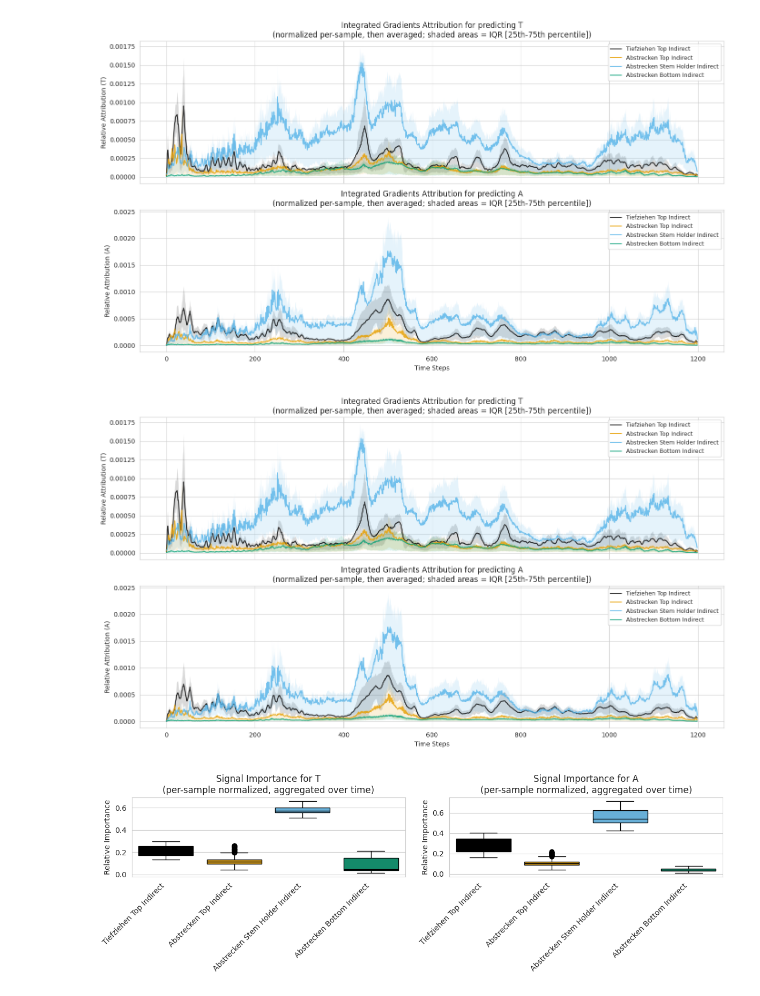
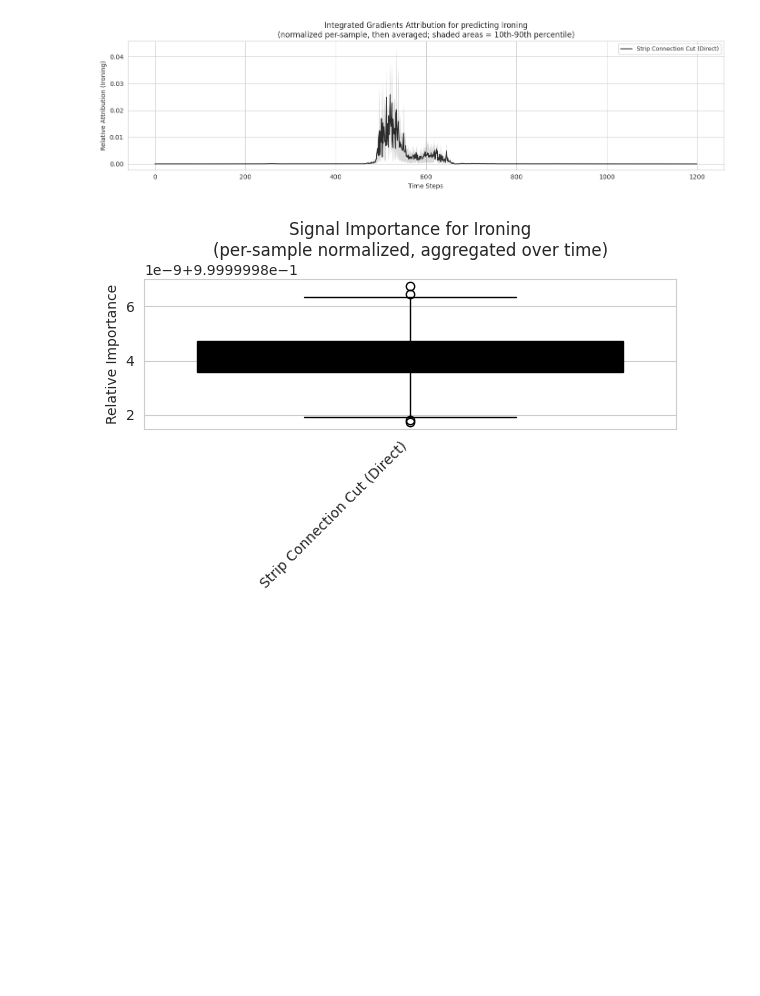
Before and after one commit to felixdivo/sheet-metal-forming-measurement-comparison, a Jupyter notebook: eval-models.ipynb, the cells around one changed output. Cells and saved outputs as stored; diff of their text form; code cells hidden in the pictures; blank space fills up the shorter version.

```diff
--- a/eval-models.ipynb
+++ b/eval-models.ipynb
@@ -232,12 +243,12 @@ Sample A: 3
 # %%
-# Plot class label frequencies for T, A
+# Plot class label frequencies for Deep Drawing and Ironing
 fig, axes = plt.subplots(1, 2, figsize=(10, 4))
 
-for ax, label in zip(axes, ["T", "A"]):
+for ax, label in zip(axes, ["Deep Drawing", "Ironing"]):
     all_labels = torch.cat([
-        getattr(data_module.train_dataset, label),
-        getattr(data_module.val_dataset, label),
-        getattr(data_module.test_dataset, label),
+        getattr(data_module.train_dataset, label.lower().replace(" ", "_")),
+        getattr(data_module.val_dataset, label.lower().replace(" ", "_")),
+        getattr(data_module.test_dataset, label.lower().replace(" ", "_")),
     ])
     unique, counts = torch.unique(all_labels, return_counts=True)
     freq = counts.float()
@@ -381,7 +429,8 @@ wandb_logger = WandbLogger(project="sheet-metal-forming",
 
 # Log hyperparameters
 wandb_logger.experiment.config.update({
-    "signal_portion": data_module.signal_portion.name,
+    "signal_only_channels": signal_only_channels,
+    "classification_target": classification_target.value,
     "n_signals": len(data_module.signal_keys),
     "batch_size": data_module.batch_size,
     "train_samples": len(data_module.train_dataset),
@@ -394,6 +443,7 @@ trainer = Trainer(
     accelerator="auto",
     devices="auto",
     precision="bf16-mixed",
+    fast_dev_run=True,  # Set to False to run full training
     logger=wandb_logger,
 )
 trainer.fit(model, datamodule=data_module)
@@ -527,60 +589,73 @@ Per-sample attribution sums to 1: 1.000000
 # %%
-# Visualize attributions with IQR bands (25th-75th percentile)
+# Visualize attributions with 10-90 percentile bands
 # Normalization: each sample normalized across all (n_signals, n_timepoints),
 # then averaged across samples with percentile-based uncertainty bands (distribution-free)
 
-fig, axes = plt.subplots(2, 1, figsize=(14, 8), sharex=True)
+n_targets = len(normalized_attributions)
+fig, axes = plt.subplots(n_targets, 1, figsize=(14, 4 * n_targets), sharex=True)
 
-for ax, (attr, q25, q75, label) in zip(axes, [(avg_attr_T, q25_attr_T, q75_attr_T, "T"),
-                                              (avg_attr_A, q25_attr_A, q75_attr_A, "A")]):
+# Handle case where there's only one target
+if n_targets == 1:
+    axes = [axes]
+
+for ax, (target_name, attr_data) in zip(axes, normalized_attributions.items()):
+    attr = attr_data["mean"]
+    q10 = attr_data["q10"]
+    q90 = attr_data["q90"]
+
     # attr already normalized at sample level, then averaged
-    # q25/q75 show where middle 50% of samples fall (IQR - robust to non-normal distributions)
+    # q10/q90 show where 80% of samples fall (10th-90th percentile - robust to non-normal distributions)
     for i, signal_name in enumerate(data_module.signal_keys):
         readable_name = CHANNEL_MAPPING[signal_name]
 
         # Plot mean
         ax.plot(attr[i], label=readable_name, alpha=0.8, linewidth=1.5)
 
-        # Add IQR band (25th-75th percentile)
-        ax.fill_between(range(len(attr[i])), q25[i], q75[i], alpha=0.15)
+        # Add 10-90 percentile band
+        ax.fill_between(range(len(attr[i])), q10[i], q90[i], alpha=0.15)
 
-    ax.set_ylabel(f"Relative Attribution ({label})")
+    ax.set_ylabel(f"Relative Attribution ({target_name})")
     ax.set_title(
-        f"Integrated Gradients Attribution for predicting {label}\n(normalized per-sample, then averaged; shaded areas = IQR [25th-75th percentile])")
+        f"Integrated Gradients Attribution for predicting {target_name}\n(normalized per-sample, then averaged; shaded areas = 10th-90th percentile)")
     ax.legend(loc="upper right", fontsize=9)
 
 axes[-1].set_xlabel("Time Steps")
 plt.tight_layout()
 plt.show()
 
 # Aggregated relative importance per signal (box plots)
 # Per-sample aggregation: sum over time, then normalize per sample
-fig, axes = plt.subplots(1, 2, figsize=(12, 4))
+n_targets = len(normalized_attributions)
+fig, axes = plt.subplots(1, n_targets, figsize=(6 * n_targets, 4))
 
-for ax, (attr_all, label) in zip(axes, [(all_attr_T_normalized, "T"),
-                                        (all_attr_A_normalized, "A")]):
+# Handle case where there's only one target
+if n_targets == 1:
+    axes = [axes]
+
+for ax, (target_name, attr_data) in zip(axes, normalized_attributions.items()):
+    all_attr_normalized = attr_data["all"]
+
     # Sum normalized attribution over time per sample
     # (already normalized at sample level, so this shows signal-level relative importance)
-    per_sample_importance = attr_all.sum(dim=2)
+    per_sample_importance = all_attr_normalized.sum(dim=2)
 
     labels = [CHANNEL_MAPPING[key] for key in data_module.signal_keys]
     # Move to NumPy for seaborn
     data_np = per_sample_importance.cpu().numpy()
 
     sns.boxplot(data=[data_np[:, i]
                 for i in range(data_np.shape[1])], ax=ax, whis=1.5)
     ax.set_xticks(range(len(labels)))
     ax.set_xticklabels(labels, rotation=45, ha="right")
     ax.set_ylabel("Relative Importance")
     ax.set_title(
-        f"Signal Importance for {label}\n(per-sample normalized, aggregated over time)")
+        f"Signal Importance for {target_name}\n(per-sample normalized, aggregated over time)")
 
 plt.tight_layout()
 plt.show()
 # %% [output]
-[figure, old version]
+[figure, new version]
-[figure, old version]
+[figure, new version]
-[figure, removed]
 # %%
 # Frequency-domain view of attributions (FFT)
 # Using per-sample normalized attributions then averaged
```
Also changed, not shown: parts of 14 cells of this notebook, 2 other files.
